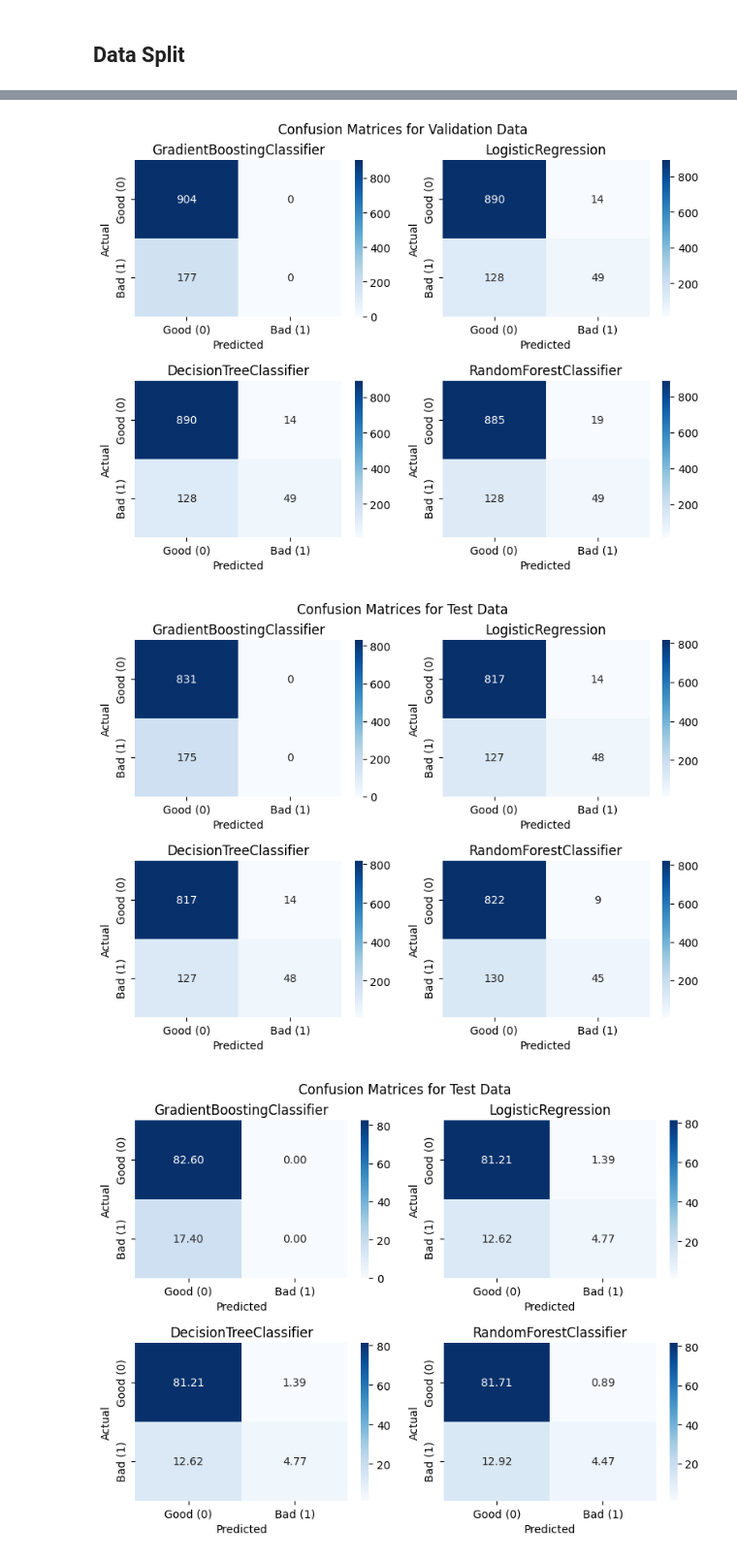
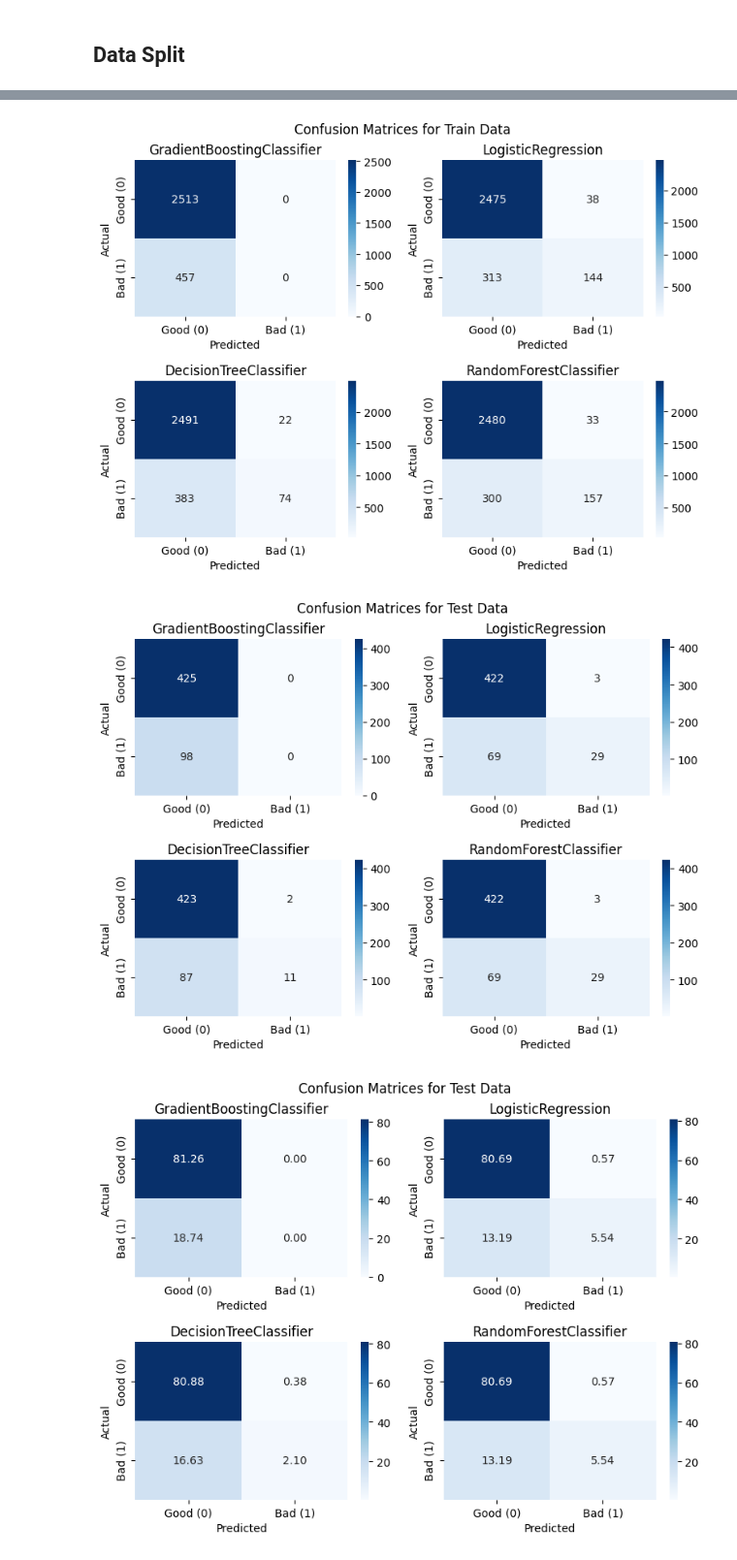
Before and after one commit to AndreasNilssonNstart/Behaviour-ScoreCard-DATA-223-, a Jupyter notebook: 2. Code/2. Model Development.ipynb, the cells around one changed output, grey strips where cells are left out. Shown at 97% size. Cells and saved outputs as stored; diff of their text form; code cells hidden in the pictures.

```diff
--- a/2. Code/2. Model Development.ipynb
+++ b/2. Code/2. Model Development.ipynb
@@ -120,9 +120,11 @@ df = pd.read_csv('BSC_mani.csv', skiprows=0)
 pd.set_option('display.max_columns', None)
 
 df = df.sort_values(by=['AccountNumber','MOB'])
-#df =df[df.DisbursedDate >= '2019-01-01' ]
+df =df[df.DisbursedDate >= '2021-01-01' ]
 
 #df =df[df.MOB < 20]
+# %%
+df = df.drop(columns=['Ever30In12Months','WorstDelinquency','WorstDelinquency12M','Ever30','Ever60','Ever60In12Months']) # ,'MOB','TimeSince60',	'Ever60In6Months'
 # %%
 df
 # %% [output]
@@ -236,7 +228,14 @@ models['GradientBoostingClassifier'] = trained_model  # Store the trained model
 
 
 # Best parameters
-best_params = {'bootstrap': True,'criterion': 'gini','max_depth': 10,'max_features': 10,'min_samples_leaf': 5,'min_samples_split': 7,'n_estimators': 5}
+best_params = {'n_estimators': 7,
+ 'criterion': 'gini',
+ 'max_depth': 6,
+ 'min_samples_split': 5,
+ 'min_samples_leaf': 2,
+ 'max_features': 'log2',
+ 'max_leaf_nodes': 12,
+ 'min_impurity_decrease': 0.0}
 
 results, trained_model = train_and_validate(RandomForestClassifier(**best_params), Xtrain, Ytrain, 'RandomForestClassifier')
 dfs.append(results)
@@ -259,7 +258,16 @@ models['DecisionTreeClassifier'] = trained_model  # Store the trained model
 
 
 # Hyperparameters you've determined
-best_params = {'max_iter': 1000000}
+best_params = {'penalty': 'elasticnet',
+ 'C': 1000.0,
+ 'solver': 'saga',
+ 'l1_ratio': 0.975,
+ 'fit_intercept': True,
+ 'warm_start': True,
+ 'max_iter': 10000000}
+
+ #'max_iter': 10000000}
+
 #'C': 0.001, 'max_iter': 1000000, 'penalty': 'l2', 'solver': 'lbfgs'
 
 
@@ -477,37 +482,37 @@ fig.show()
 # %%
 import matplotlib.pyplot as plt
 import seaborn as sns
 
 def plot_confusion_matrix(ax, y_true, y_pred, model_name):
     # Calculate the confusion matrix
     cm = confusion_matrix(y_true, y_pred, labels=[0, 1])
 
     # Plot the confusion matrix on the given axis
     sns.heatmap(cm, annot=True, fmt='d', cmap='Blues',
                 xticklabels=['Good (0)', 'Bad (1)'],
                 yticklabels=['Good (0)', 'Bad (1)'], ax=ax)
     ax.set_ylabel('Actual')
     ax.set_xlabel('Predicted')
     ax.set_title(f'{model_name}')
 
 # Setup a 2x2 grid of plots
 fig, axes = plt.subplots(nrows=2, ncols=2, figsize=(8, 6))
-fig.suptitle('Confusion Matrices for Validation Data', fontsize=12)
+fig.suptitle('Confusion Matrices for Train Data', fontsize=12)
 
 # List of axes and model names
 ax_list = axes.flatten()
-model_names = list(predictions_validation.keys())
+model_names = list(predictions_train.keys())
 
 # Plot confusion matrices for test data on the 2x2 grid
 for ax, model_name in zip(ax_list, model_names):
-    plot_confusion_matrix(ax, Yval, predictions_validation[model_name], model_name)
+    plot_confusion_matrix(ax, Ytrain, predictions_train[model_name], model_name)
 
 # Adjust layout
 plt.tight_layout()
 plt.subplots_adjust(top=0.9)  # Adjust title position
 plt.show()
 # %% [output]
-[figure, old version]
+[figure, new version]
 # %%
 # Setup a 2x2 grid of plots
 fig, axes = plt.subplots(nrows=2, ncols=2, figsize=(8, 6))
@@ -526,7 +531,7 @@ plt.tight_layout()
 plt.subplots_adjust(top=0.9)  # Adjust title position
 plt.show()
 # %% [output]
-[figure, old version]
+[figure, new version]
 # %%
 import matplotlib.pyplot as plt
 import seaborn as sns
```
Also changed, not shown: parts of 30 cells of this notebook, 3 other files.
